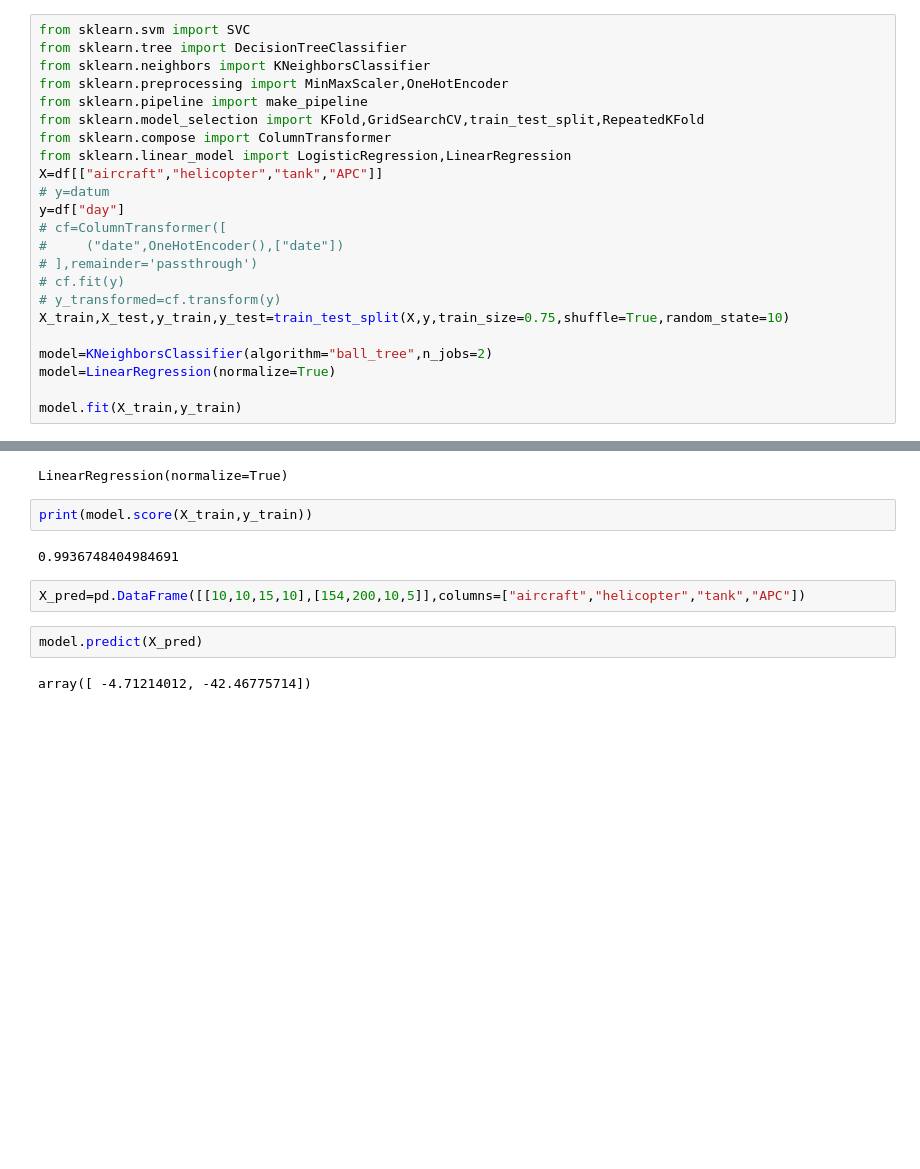
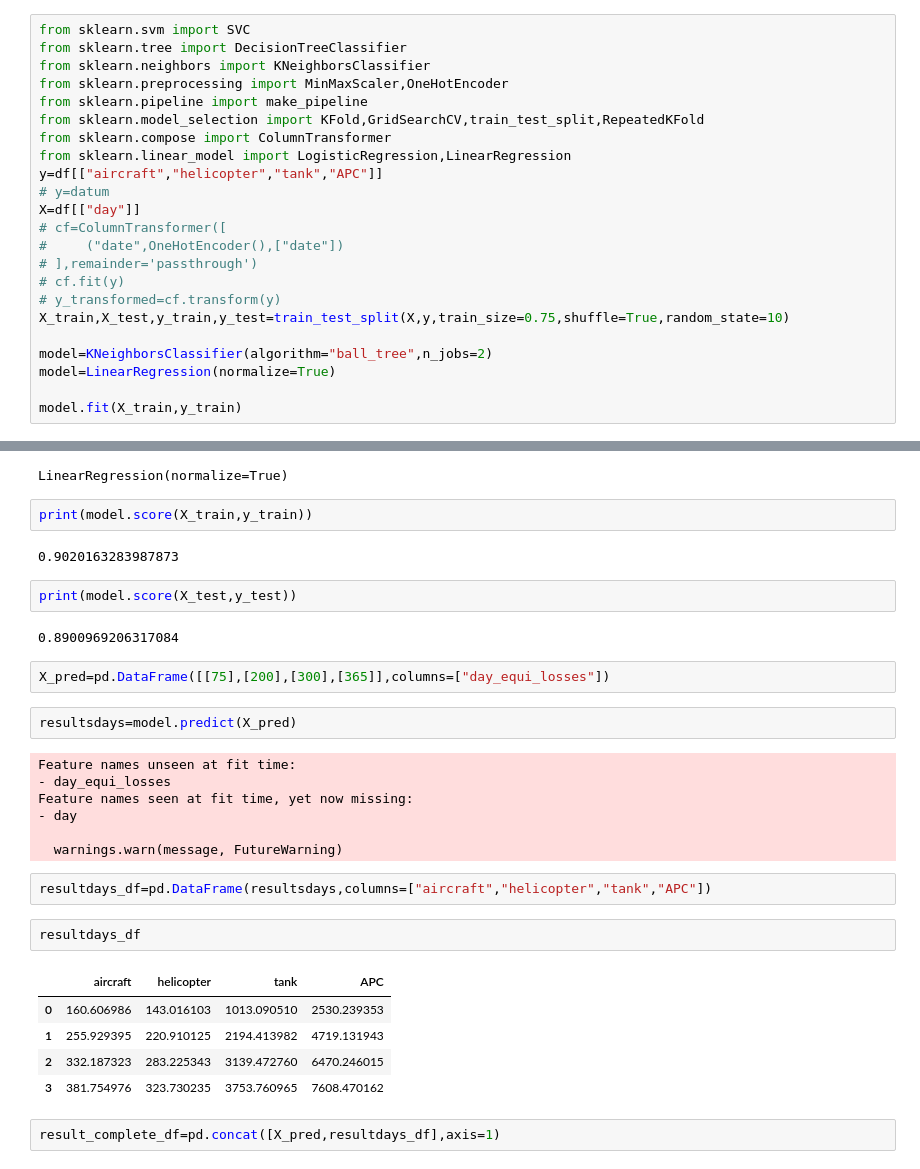
Before and after one commit to MohamedBelhedi/ukrainwarlosses, a Jupyter notebook: Losses of the Russian Army.ipynb, the cells around one changed output, grey strips where cells are left out. Saved outputs shown, nothing was run; the diff lists cells and outputs as text; blank space fills up the shorter version.

```diff
--- a/Losses of the Russian Army.ipynb
+++ b/Losses of the Russian Army.ipynb
@@ -54,9 +36,9 @@ from sklearn.pipeline import make_pipeline
 from sklearn.model_selection import KFold,GridSearchCV,train_test_split,RepeatedKFold
 from sklearn.compose import ColumnTransformer
 from sklearn.linear_model import LogisticRegression,LinearRegression
-X=df[["aircraft","helicopter","tank","APC"]]
+y=df[["aircraft","helicopter","tank","APC"]]
 # y=datum
-y=df["day"]
+X=df[["day"]]
 # cf=ColumnTransformer([
 #     ("date",OneHotEncoder(),["date"])
 # ],remainder='passthrough')
@@ -86,10 +68,31 @@ LinearRegression(normalize=True)
 # %%
 print(model.score(X_train,y_train))
 # %% [output]
-0.9936748404984691
+0.9020163283987873
+# %%
+print(model.score(X_test,y_test))
+# %% [output]
+0.8900969206317084
 # %%
-X_pred=pd.DataFrame([[10,10,15,10],[154,200,10,5]],columns=["aircraft","helicopter","tank","APC"])
+X_pred=pd.DataFrame([[75],[200],[300],[365]],columns=["day_equi_losses"])
 # %%
-model.predict(X_pred)
+resultsdays=model.predict(X_pred)
 # %% [output]
-array([ -4.71214012, -42.46775714])
+Feature names unseen at fit time:
+- day_equi_losses
+Feature names seen at fit time, yet now missing:
+- day
+
+  warnings.warn(message, FutureWarning)
+# %%
+resultdays_df=pd.DataFrame(resultsdays,columns=["aircraft","helicopter","tank","APC"])
+# %%
+resultdays_df
+# %% [output]
+|  | aircraft | helicopter | tank | APC |
+| 0 | 160.606986 | 143.016103 | 1013.090510 | 2530.239353 |
+| 1 | 255.929395 | 220.910125 | 2194.413982 | 4719.131943 |
+| 2 | 332.187323 | 283.225343 | 3139.472760 | 6470.246015 |
+| 3 | 381.754976 | 323.730235 | 3753.760965 | 7608.470162 |
+# %%
+result_complete_df=pd.concat([X_pred,resultdays_df],axis=1)
```
Also changed, not shown: parts of 16 cells of this notebook.
